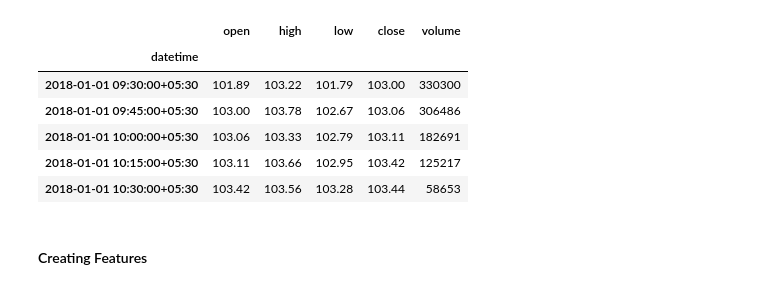
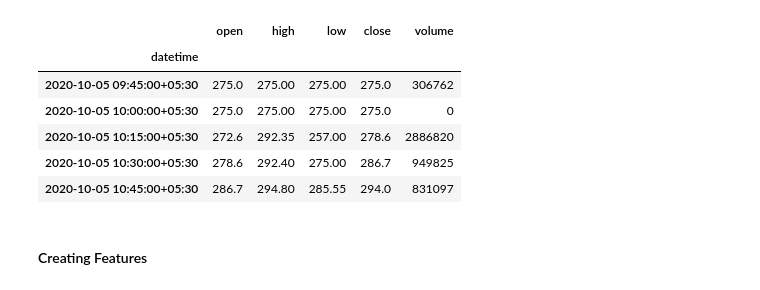
Before and after one commit to tech-ml-quant-luv/Quant-Research, a Jupyter notebook: RESEARCH_2/Multi_class_walk_forward_last_three_months.ipynb, the cells around one changed output. Drawn from its saved outputs; the diff is of its cells as text; code cells hidden in the pictures.

```diff
--- a/RESEARCH_2/Multi_class_walk_forward_last_three_months.ipynb
+++ b/RESEARCH_2/Multi_class_walk_forward_last_three_months.ipynb
@@ -11,18 +11,18 @@ from model_module import model_preparation, best_model
 from sklearn.ensemble import GradientBoostingClassifier, RandomForestClassifier
 from sklearn.pipeline import make_pipeline
 # %%
-df = pd.read_csv("./data/bse_eq_15min_2018_2025.csv").set_index("datetime").drop(columns=["timestamp"])
+df = pd.read_csv("./data/angelone_eq_15min_2018_2025.csv").set_index("datetime").drop(columns=["timestamp"])
 # Convert df index to datetime (add this RIGHT AFTER loading/creating df)
 df.index = pd.to_datetime(df.index)
 df.head()
 # %% [output]
 |  | open | high | low | close | volume |
 | datetime |  |  |  |  |  |
-| 2018-01-01 09:30:00+05:30 | 101.89 | 103.22 | 101.79 | 103.00 | 330300 |
-| 2018-01-01 09:45:00+05:30 | 103.00 | 103.78 | 102.67 | 103.06 | 306486 |
-| 2018-01-01 10:00:00+05:30 | 103.06 | 103.33 | 102.79 | 103.11 | 182691 |
-| 2018-01-01 10:15:00+05:30 | 103.11 | 103.66 | 102.95 | 103.42 | 125217 |
-| 2018-01-01 10:30:00+05:30 | 103.42 | 103.56 | 103.28 | 103.44 | 58653 |
+| 2020-10-05 09:45:00+05:30 | 275.0 | 275.00 | 275.00 | 275.0 | 306762 |
+| 2020-10-05 10:00:00+05:30 | 275.0 | 275.00 | 275.00 | 275.0 | 0 |
+| 2020-10-05 10:15:00+05:30 | 272.6 | 292.35 | 257.00 | 278.6 | 2886820 |
+| 2020-10-05 10:30:00+05:30 | 278.6 | 292.40 | 275.00 | 286.7 | 949825 |
+| 2020-10-05 10:45:00+05:30 | 286.7 | 294.80 | 285.55 | 294.0 | 831097 |
 # %% [markdown]
 #### Creating Features
 # %% [markdown]
```
Also changed, not shown: parts of 16 cells of this notebook, 2 other files.
